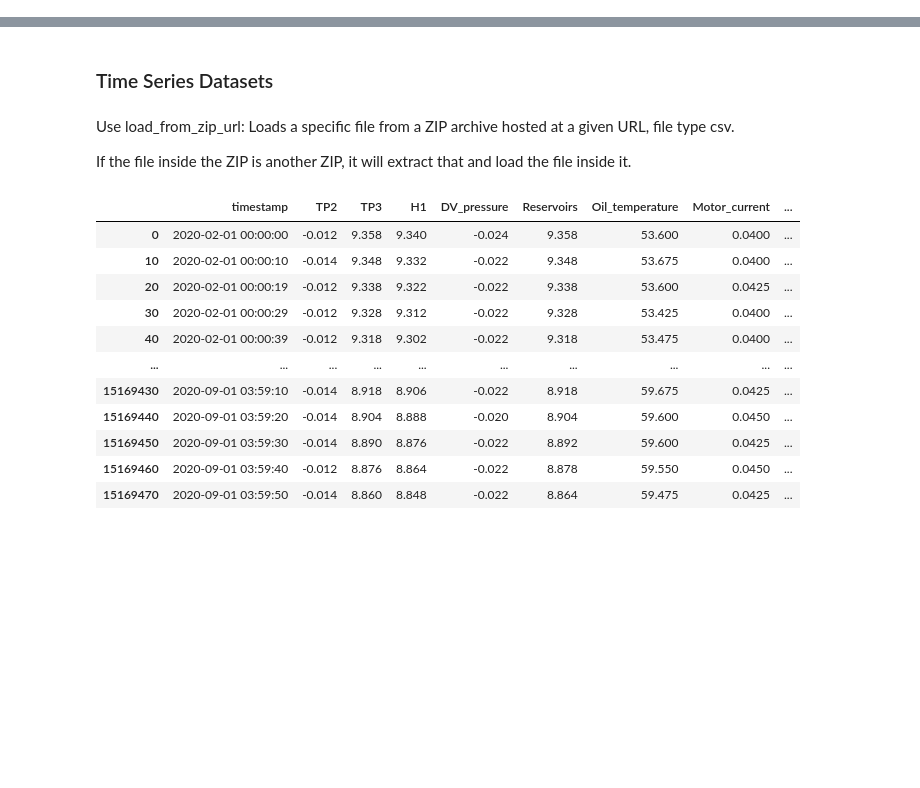
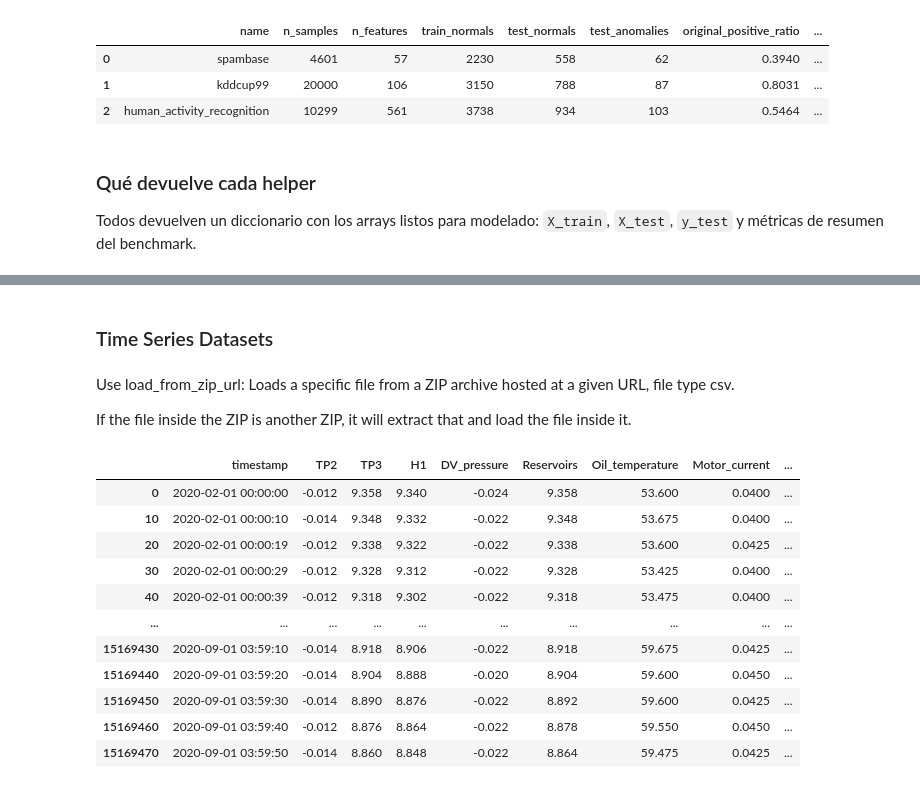
Before and after one commit to ari-dasci/S-RADAR, a Jupyter notebook: notebooks/test_load_preprocess_datasets.ipynb, the cells around one changed output, grey strips where cells are left out. Saved outputs shown, nothing was run; the diff lists cells and outputs as text; code cells hidden in the pictures; blank space fills up the shorter version.

Commit message:
notebook: test_load_preprocess_datasets.ipynb

```diff
--- a/notebooks/test_load_preprocess_datasets.ipynb
+++ b/notebooks/test_load_preprocess_datasets.ipynb
@@ -128,0 +69,9 @@ print(y_test.shape)
+# %%
+spambase_benchmark = build_loaded_uci_anomaly_dataset(
+    "spambase",
+    normal_label=0,
+    target_test_contamination=0.1,
+    random_state=42,
+)
+
+benchmark_summary(spambase_benchmark)
@@ -128,0 +81,10 @@ print(y_test.shape)
+# %%
+kdd_benchmark = build_kddcup99_anomaly_dataset(
+    normal_label="normal",
+    target_test_contamination=0.1,
+    random_state=42,
+    max_train_normals=10_000,
+    max_test_size=5_000,
+)
+
+benchmark_summary(kdd_benchmark)
@@ -128,0 +104,10 @@ print(y_test.shape)
+# %%
+har_benchmark = build_har_anomaly_dataset(
+    normal_labels=[1, 2, 3],
+    target_test_contamination=0.1,
+    random_state=42,
+    max_train_normals=5_000,
+    max_test_size=3_000,
+)
+
+benchmark_summary(har_benchmark)
@@ -128,0 +124,18 @@ print(y_test.shape)
+# %%
+summary_table = pd.DataFrame(
+    [
+        benchmark_summary(spambase_benchmark),
+        benchmark_summary(kdd_benchmark),
+        benchmark_summary(har_benchmark),
+    ]
+).reset_index(drop=True)
+
+summary_table
+# %% [output]
+|  | name | n_samples | n_features | train_normals | test_normals | test_anomalies | original_positive_ratio | ... |
+| 0 | spambase | 4601 | 57 | 2230 | 558 | 62 | 0.3940 | ... |
+| 1 | kddcup99 | 20000 | 106 | 3150 | 788 | 87 | 0.8031 | ... |
+| 2 | human_activity_recognition | 10299 | 561 | 3738 | 934 | 103 | 0.5464 | ... |
+# %% [markdown]
+### Qué devuelve cada helper
+Todos devuelven un diccionario con los arrays listos para modelado: `X_train`, `X_test`, `y_test` y métricas de resumen del benchmark.
```
Also changed, not shown: parts of 29 cells of this notebook, 6 other files.
